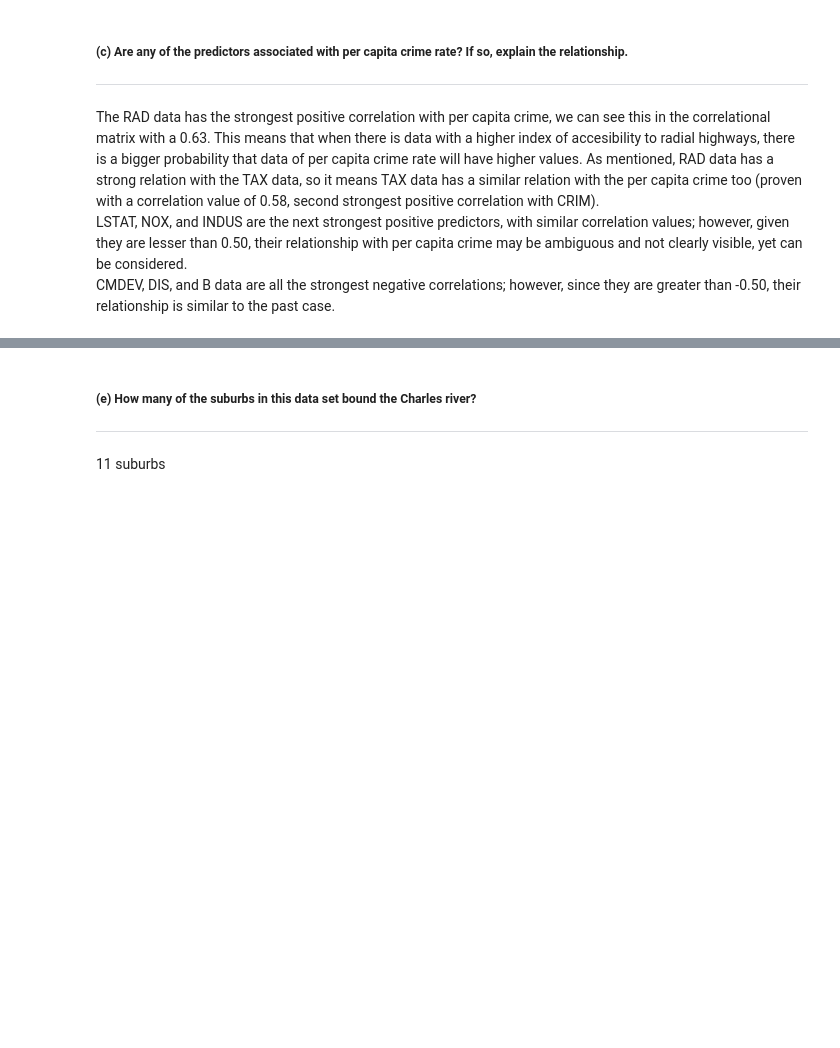
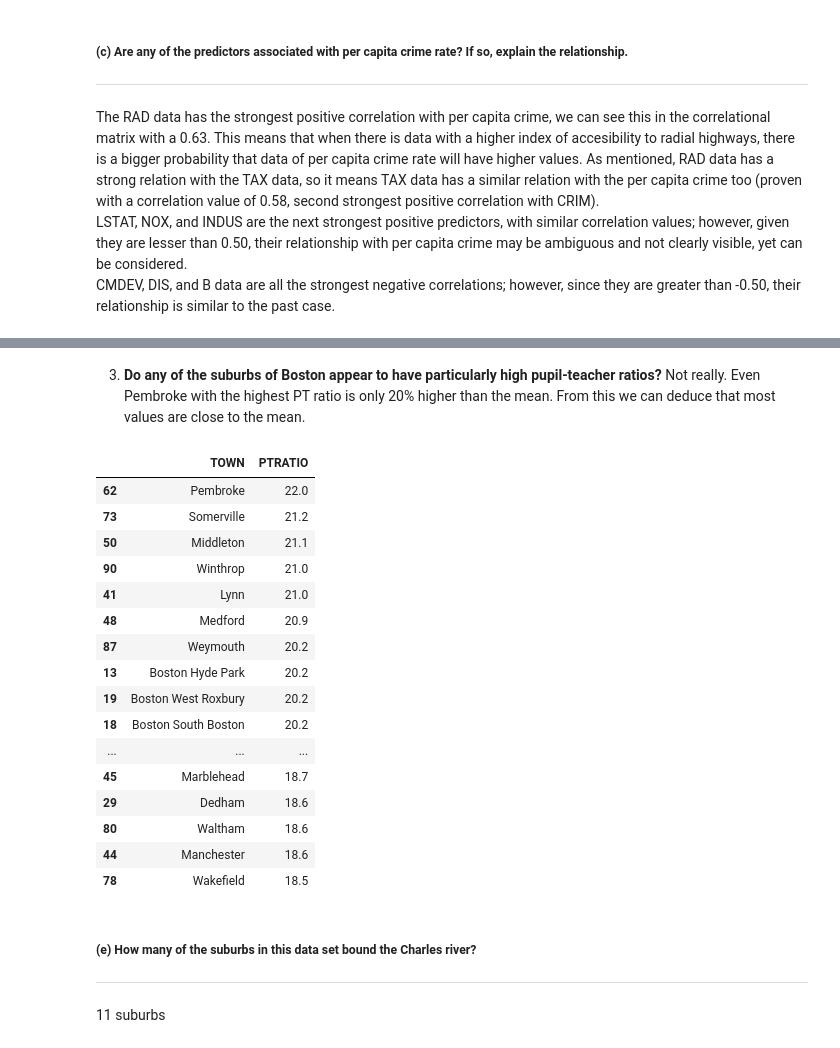
Before and after one commit to MAlejandroVC/Proyecto1, a Jupyter notebook: Project_2/BostonHousing.ipynb, the cells around one changed output, grey strips where cells are left out. Saved outputs shown, nothing was run; the diff lists cells and outputs as text; code cells hidden in the pictures; blank space fills up the shorter version.

```diff
--- a/Project_2/BostonHousing.ipynb
+++ b/Project_2/BostonHousing.ipynb
@@ -216,3 +231,29 @@ Name: TOWN, dtype: object
+# %% [markdown]
+
+3. **Do any of the suburbs of Boston appear to have particularly high pupil-teacher ratios?**
+Not really. Even Pembroke with the highest PT ratio is only 20% higher than the mean.
+From this we can deduce that most values are close to the mean.
+# %%
+boston_pt = boston.groupby('TOWN').first().reset_index().sort_values('PTRATIO', ascending=False)[['TOWN', 'PTRATIO']]
+boston_pt.loc[boston_pt['PTRATIO'].astype(float) > 18.45][['TOWN', 'PTRATIO']]
+# %% [output]
+|  | TOWN | PTRATIO |
+| 62 | Pembroke | 22.0 |
+| 73 | Somerville | 21.2 |
+| 50 | Middleton | 21.1 |
+| 90 | Winthrop | 21.0 |
+| 41 | Lynn | 21.0 |
+| 48 | Medford | 20.9 |
+| 87 | Weymouth | 20.2 |
+| 13 | Boston Hyde Park | 20.2 |
+| 19 | Boston West Roxbury | 20.2 |
+| 18 | Boston South Boston | 20.2 |
+| ... | ... | ... |
+| 45 | Marblehead | 18.7 |
+| 29 | Dedham | 18.6 |
+| 80 | Waltham | 18.6 |
+| 44 | Manchester | 18.6 |
+| 78 | Wakefield | 18.5 |
 # %% [markdown]
 ##### (e) How many of the suburbs in this data set bound the Charles river? <hr>
 11 suburbs
```
Also changed, not shown: parts of 9 cells of this notebook.
